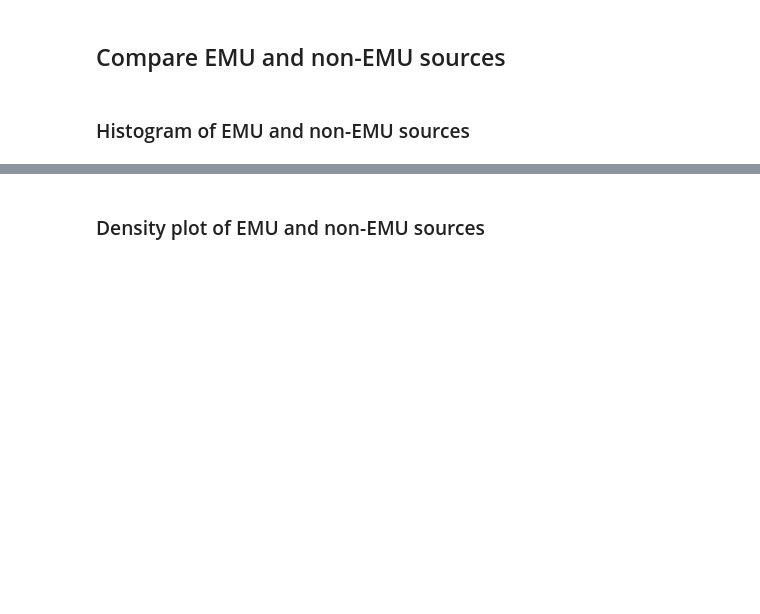
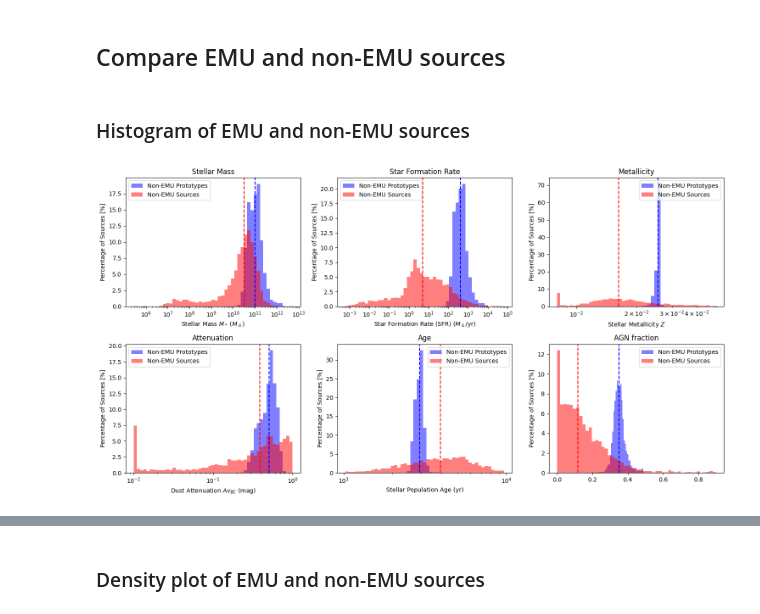
Before and after one commit to theWebTardigrade/fundamental-properties-of-EMU-radio-sources, a Jupyter notebook: code/8.5_CIGALE_results_EMU_vs_NON-EMU.ipynb, the cells around one changed output, grey strips where cells are left out. Cells and saved outputs as stored; diff of their text form; code cells hidden in the pictures; blank space fills up the shorter version.

```diff
--- a/code/8.5_CIGALE_results_EMU_vs_NON-EMU.ipynb
+++ b/code/8.5_CIGALE_results_EMU_vs_NON-EMU.ipynb
@@ -33,7 +33,7 @@ import seaborn as sns
 # %%
 emu_sources = pd.read_csv('/home/polaris/Lab_Astro/data/cigale/emu_data/out_withAGN/results.txt', sep='\s+')
 nonemu_sources = pd.read_csv('/home/polaris/Lab_Astro/data/cigale/nonemu_data/cigale_redshifts/results.txt', sep='\s+')
-# nonemu_prototypes =
+nonemu_prototypes = pd.read_csv('/home/polaris/Lab_Astro/data/cigale/nonemu_data/old_out/20250603_162444_out/results.txt', sep='\s+')
 # %% [markdown]
 Select EMU and non-EMU sources with a x²_red less than 5 , to analyse sources with a good fitting.
 # %%
@@ -45,6 +45,10 @@ print(f'Number of emu objects with x²_red <= 5: {len(emu_sources_best)}')
 best_matches_nonemu = nonemu_sources['best.reduced_chi_square'] <= 5.0
 nonemu_sources_best = nonemu_sources[best_matches_nonemu]
 print(f'Number of non-emu objects with x²_red <= 5: {len(nonemu_sources_best)}')
+
+best_matches_nonemu_prots = nonemu_prototypes['best.reduced_chi_square'] <= 5.0
+nonemu_prototypes_best = nonemu_prototypes[best_matches_nonemu_prots]
+print(f'Number of non-emu prototypes with x²_red <= 5: {len(nonemu_prototypes_best)}')
 # %% [output]
 Number of emu objects with x²_red <= 5: 3497
 Number of non-emu objects with x²_red <= 5: 3032
@@ -149,4 +154,26 @@ def plot_log_hist_percent_2rows_sns(
 
     plt.tight_layout()
     plt.show()
+# %%
+plot_log_hist_percent_2rows_sns(
+    df1=nonemu_prototypes_best,
+    df2=nonemu_sources_best,
+    columns=[
+        'bayes.stellar.m_star', 'bayes.sfh.sfr', 'bayes.stellar.metallicity',
+        'bayes.attenuation.Av_BC', 'bayes.sfh.age', 'bayes.agn.fracAGN'
+    ],
+    x_labels=[
+        r"Stellar Mass $M_*$ ($M_\odot$)",
+        r"Star Formation Rate (SFR) ($M_\odot$/yr)",
+        r"Stellar Metallicity $Z$",
+        r"Dust Attenuation $Av_{BC}$ (mag)",
+        r"Stellar Population Age (yr)",
+        r"AGN Fraction"
+    ],
+    labels=("Non-EMU Prototypes", "Non-EMU Sources"),
+    legend_positions= ['upper left', 'upper left','upper right','upper left','upper right','upper right' ],
+    titles = ['Stellar Mass', 'Star Formation Rate', 'Metallicity', 'Attenuation', 'Age', 'AGN fraction']
+)
+# %% [output]
+[figure, added]
 # %%
```
Also changed, not shown: parts of 3 cells of this notebook.
